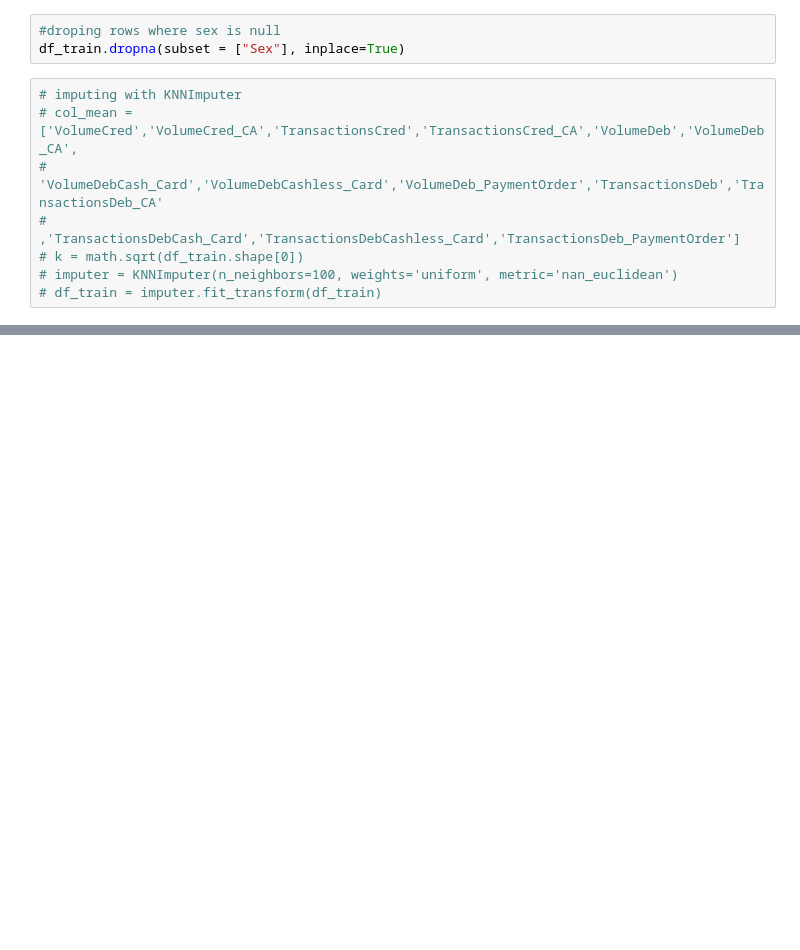
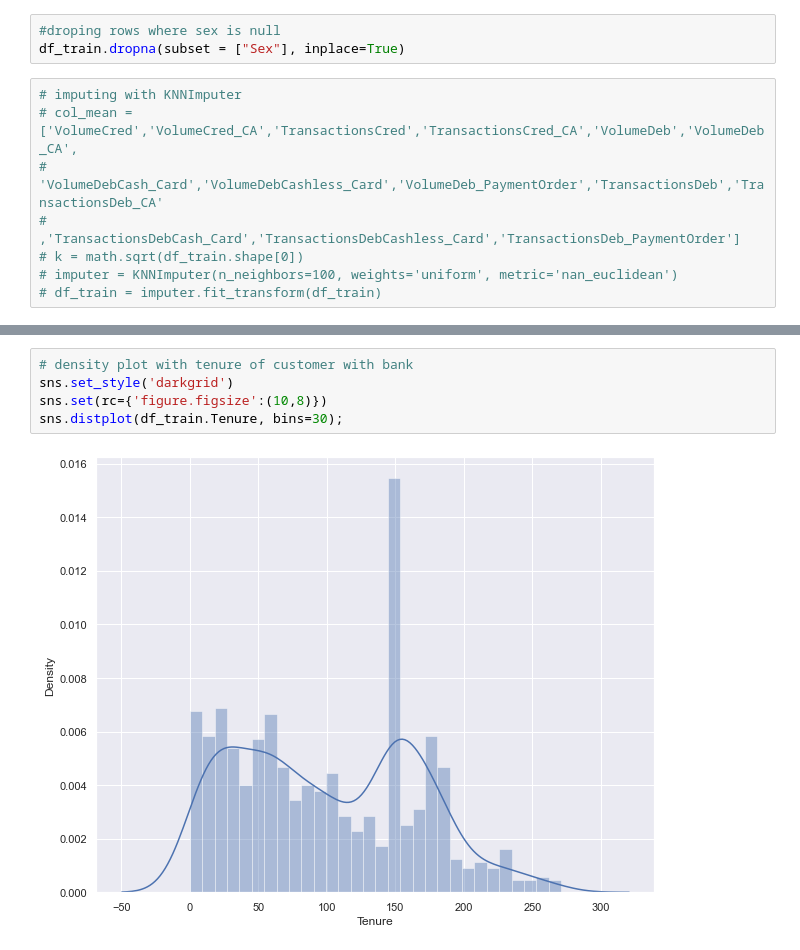
Before and after one commit to Alok2412/Direct-Marketing-Optimization, a Jupyter notebook: Propensity_Model_For_Consumer_Loan.ipynb, the cells around one changed output, grey strips where cells are left out. Drawn from its saved outputs; the diff is of its cells as text; blank space fills up the shorter version.

```diff
--- a/Propensity_Model_For_Consumer_Loan.ipynb
+++ b/Propensity_Model_For_Consumer_Loan.ipynb
@@ -190,0 +295,7 @@ df_train.dropna(subset = ["Sex"], inplace=True)
+# %%
+# density plot with tenure of customer with bank
+sns.set_style('darkgrid')
+sns.set(rc={'figure.figsize':(10,8)})
+sns.distplot(df_train.Tenure, bins=30);
+# %% [output]
+[figure, added]
```
Also changed, not shown: parts of 34 cells of this notebook.
